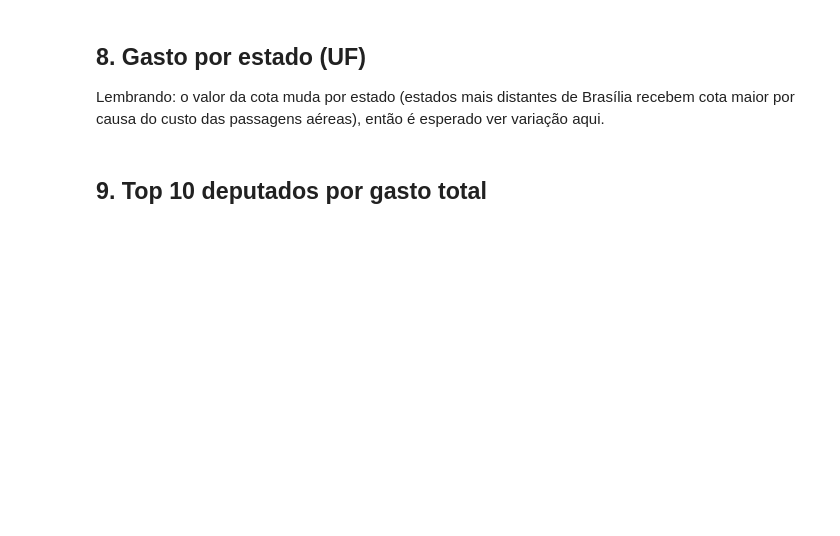
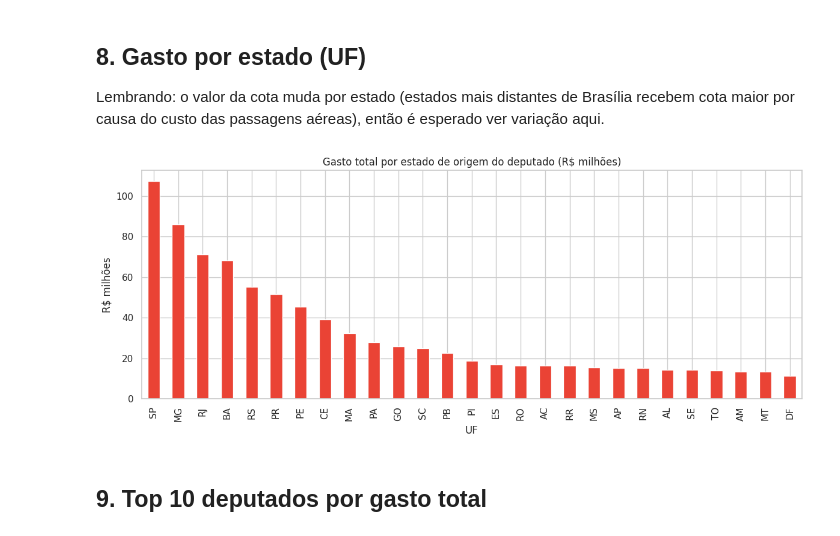
Before and after one commit to jomagdala/analise-gastos-camara-deputados, a Jupyter notebook: eda_gastos_camara_deputados.ipynb, the cells around one changed output. Saved outputs shown, nothing was run; the diff lists cells and outputs as text; code cells hidden in the pictures; blank space fills up the shorter version.

```diff
--- a/eda_gastos_camara_deputados.ipynb
+++ b/eda_gastos_camara_deputados.ipynb
@@ -162,17 +187,19 @@ plt.show()
 Lembrando: o valor da cota muda por estado (estados mais distantes de Brasília recebem cota maior por causa do custo das passagens aéreas), então é esperado ver variação aqui.
 # %%
 gasto_uf = (
-    gastos.groupby("sgUF")["vlrLiquido"]
+    gastos.groupby("sguf")["vlrliquido"]
     .sum()
     .sort_values(ascending=False) / 1_000_000
 )
 
 ax = gasto_uf.plot(kind="bar", color="#EA4335", figsize=(12, 5))
 ax.set_title("Gasto total por estado de origem do deputado (R$ milhões)")
 ax.set_xlabel("UF")
 ax.set_ylabel("R$ milhões")
 plt.tight_layout()
 plt.show()
+# %% [output]
+[figure, added]
 # %% [markdown]
 ## 9. Top 10 deputados por gasto total
 # %%
```
Also changed, not shown: parts of 10 cells of this notebook.
